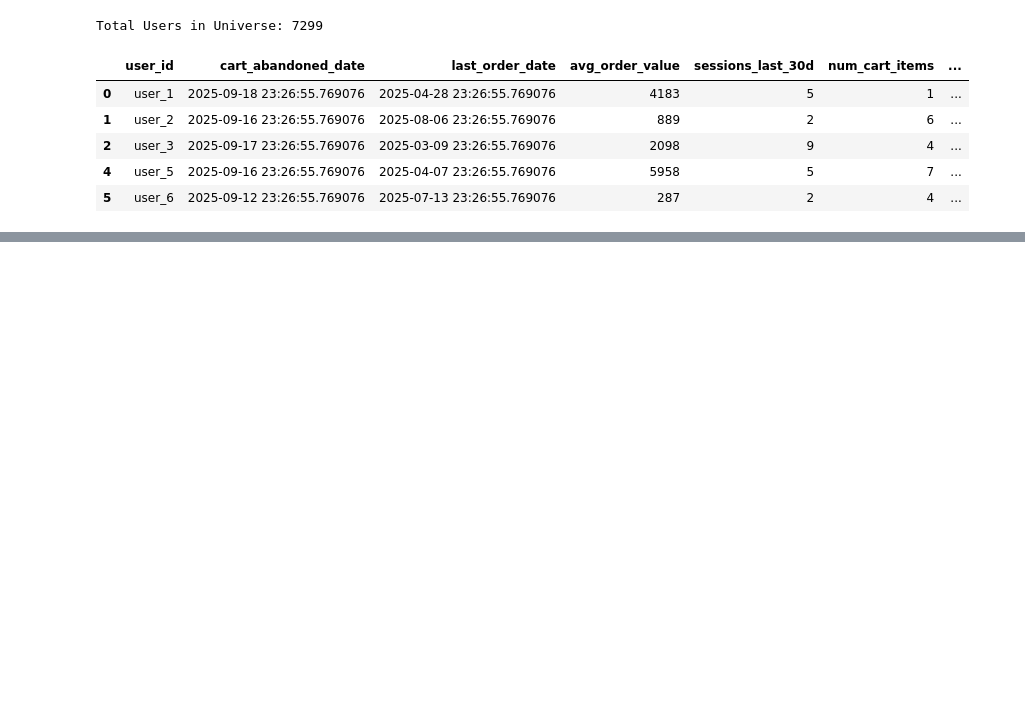
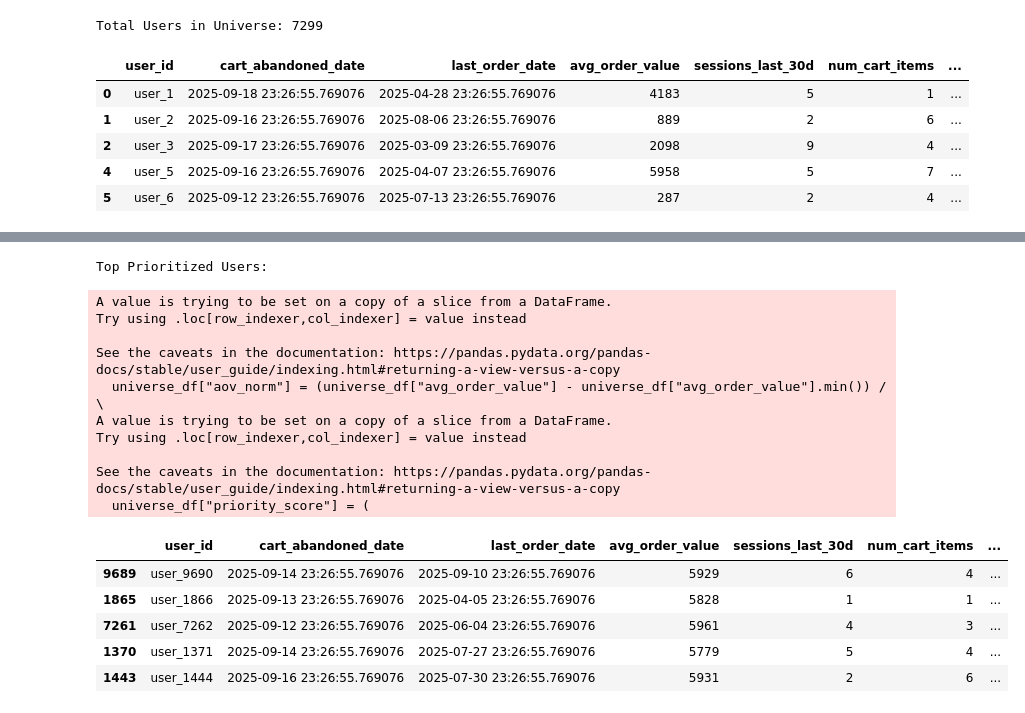
Before and after one commit to tiwariPratyush/MECE-Audience-Segmentation, a Jupyter notebook: mece_segmentation.ipynb, the cells around one changed output, grey strips where cells are left out. Saved outputs shown, nothing was run; the diff lists cells and outputs as text; code cells hidden in the pictures; blank space fills up the shorter version.

```diff
--- a/mece_segmentation.ipynb
+++ b/mece_segmentation.ipynb
@@ -54,0 +103,24 @@ Total Users in Universe: 7299
+# %%
+# Block 5: Enforce Constraints
+
+MIN_SIZE = 500
+MAX_SIZE = 20000
+
+# Check sizes
+segment_sizes = universe_df['segment'].value_counts().to_dict()
+
+# Map small segments to "Other"
+def apply_constraints(seg):
+    size = segment_sizes.get(seg, 0)
+    if size < MIN_SIZE or size > MAX_SIZE:
+        return "Other"
+    return seg
+
+universe_df['final_segment'] = universe_df['segment'].apply(apply_constraints)
+
+# Updated distribution
+final_distribution = universe_df['final_segment'].value_counts().reset_index()
+final_distribution.columns = ["Final Segment", "Size"]
+
+print("Final Segment Distribution (after constraints):")
+final_distribution
@@ -54,0 +144,37 @@ Total Users in Universe: 7299
+# %%
+# Block 6: Calculate Priority Score
+
+# Normalize AOV so it fits 0–1 scale (like engagement/profitability)
+universe_df["aov_norm"] = (universe_df["avg_order_value"] - universe_df["avg_order_value"].min()) / \
+                          (universe_df["avg_order_value"].max() - universe_df["avg_order_value"].min())
+
+# Weighted score
+universe_df["priority_score"] = (
+    0.4 * universe_df["aov_norm"] +
+    0.3 * universe_df["engagement_score"] +
+    0.3 * universe_df["profitability_score"]
+)
+
+# Sort users by score (descending)
+priority_df = universe_df.sort_values("priority_score", ascending=False)
+
+print("Top Prioritized Users:")
+priority_df.head()
+# %% [output]
+Top Prioritized Users:
+A value is trying to be set on a copy of a slice from a DataFrame.
+Try using .loc[row_indexer,col_indexer] = value instead
+
+See the caveats in the documentation: https://pandas.pydata.org/pandas-docs/stable/user_guide/indexing.html#returning-a-view-versus-a-copy
+  universe_df["aov_norm"] = (universe_df["avg_order_value"] - universe_df["avg_order_value"].min()) / \
+A value is trying to be set on a copy of a slice from a DataFrame.
+Try using .loc[row_indexer,col_indexer] = value instead
+
+See the caveats in the documentation: https://pandas.pydata.org/pandas-docs/stable/user_guide/indexing.html#returning-a-view-versus-a-copy
+  universe_df["priority_score"] = (
+|  | user_id | cart_abandoned_date | last_order_date | avg_order_value | sessions_last_30d | num_cart_items | ... |
+| 9689 | user_9690 | 2025-09-14 23:26:55.769076 | 2025-09-10 23:26:55.769076 | 5929 | 6 | 4 | ... |
+| 1865 | user_1866 | 2025-09-13 23:26:55.769076 | 2025-04-05 23:26:55.769076 | 5828 | 1 | 1 | ... |
+| 7261 | user_7262 | 2025-09-12 23:26:55.769076 | 2025-06-04 23:26:55.769076 | 5961 | 4 | 3 | ... |
+| 1370 | user_1371 | 2025-09-14 23:26:55.769076 | 2025-07-27 23:26:55.769076 | 5779 | 5 | 4 | ... |
+| 1443 | user_1444 | 2025-09-16 23:26:55.769076 | 2025-07-30 23:26:55.769076 | 5931 | 2 | 6 | ... |
```
Also changed, not shown: parts of 9 cells of this notebook, 3 other files.
